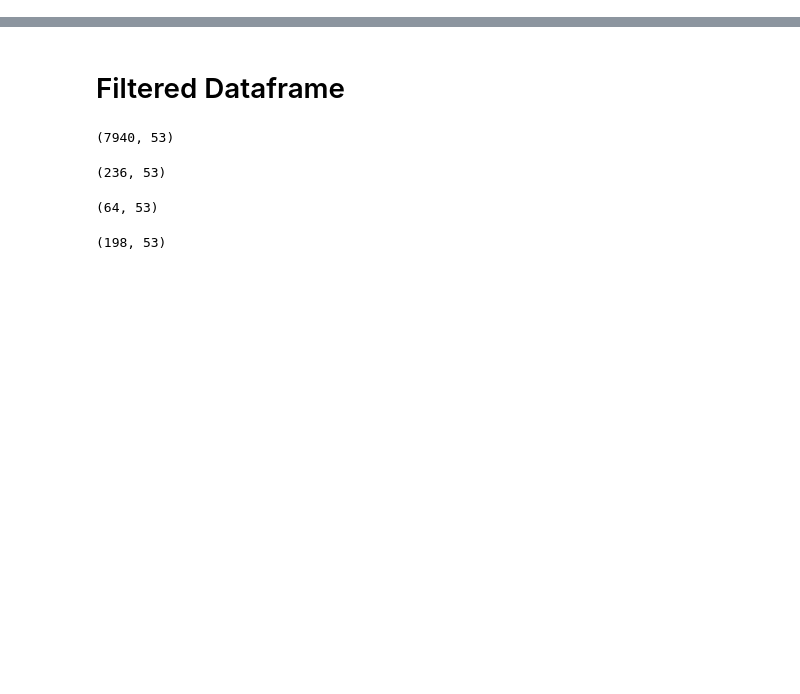
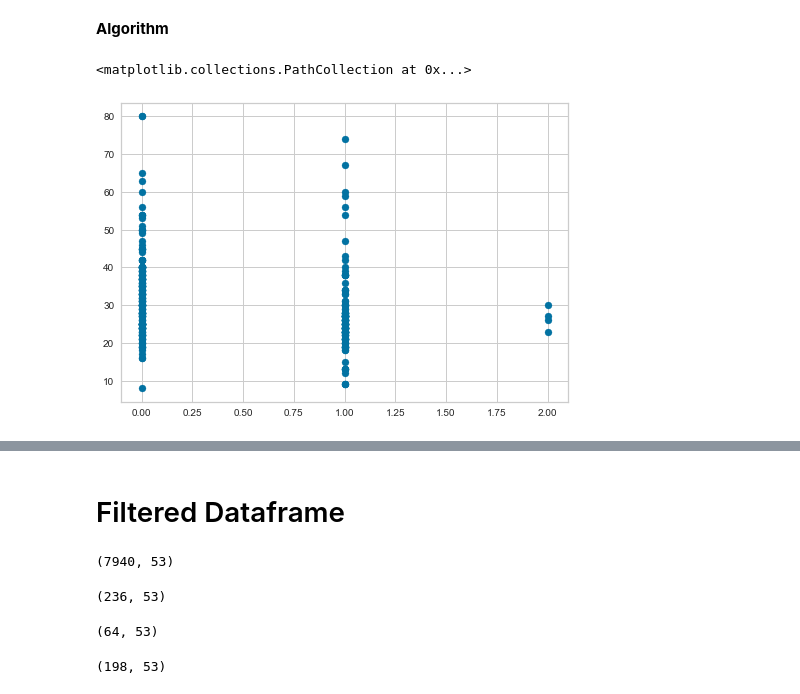
Before and after one commit to nutzbee/Collab-Tests, a Jupyter notebook: Food_Clustering.ipynb, the cells around one changed output, grey strips where cells are left out. Drawn from its saved outputs; the diff is of its cells as text; code cells hidden in the pictures; blank space fills up the shorter version.

```diff
--- a/Food_Clustering.ipynb
+++ b/Food_Clustering.ipynb
@@ -24,0 +66,4 @@ from ipywidgets import interact
+# %%
+feature = ['Participant_ID', 'Gender', 'Nationality', 'Age', 'Food', 'Juice', 'Dessert']
+
+sampleNutrientsDf = sampleDf[feature]
@@ -24,0 +106,9 @@ from ipywidgets import interact
+# %%
+X = sampleNutrientsDf
+# %% [markdown]
+**Algorithm**
+# %%
+plt.scatter(X['Gender'], X['Age'], label="True position")
+# %% [output]
+<matplotlib.collections.PathCollection at 0x...>
+[figure, added]
```
Also changed, not shown: parts of 65 cells of this notebook, 2 other files.
